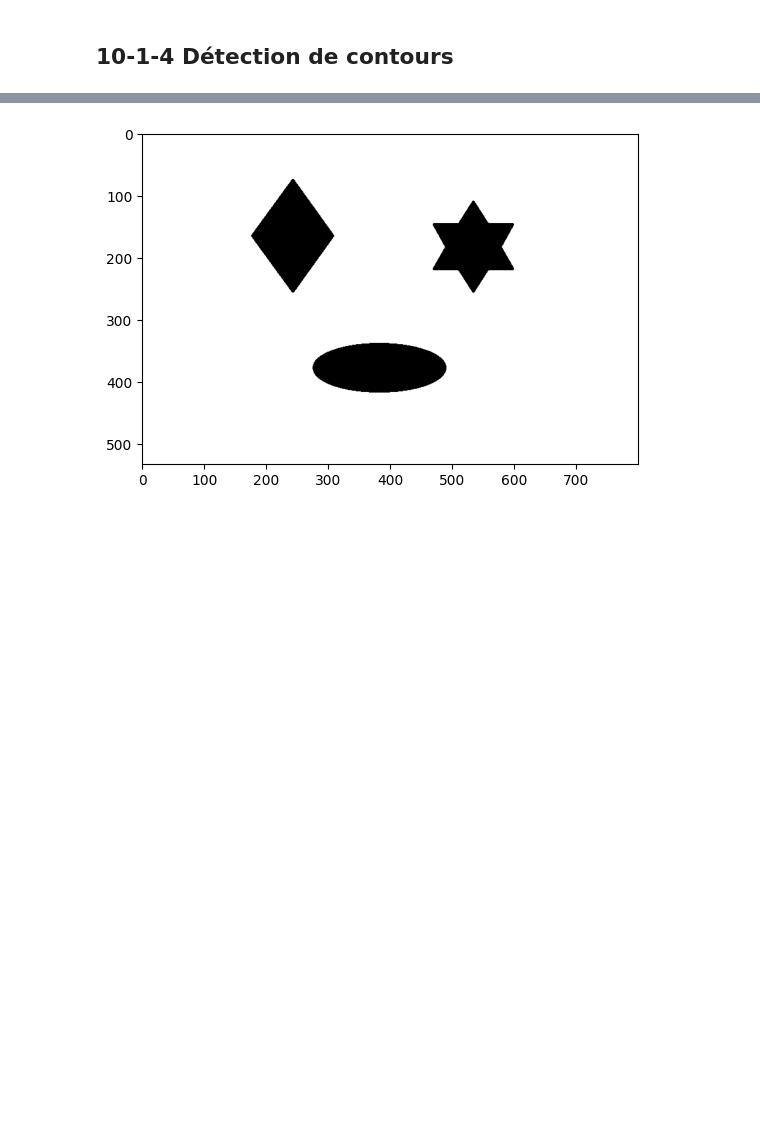
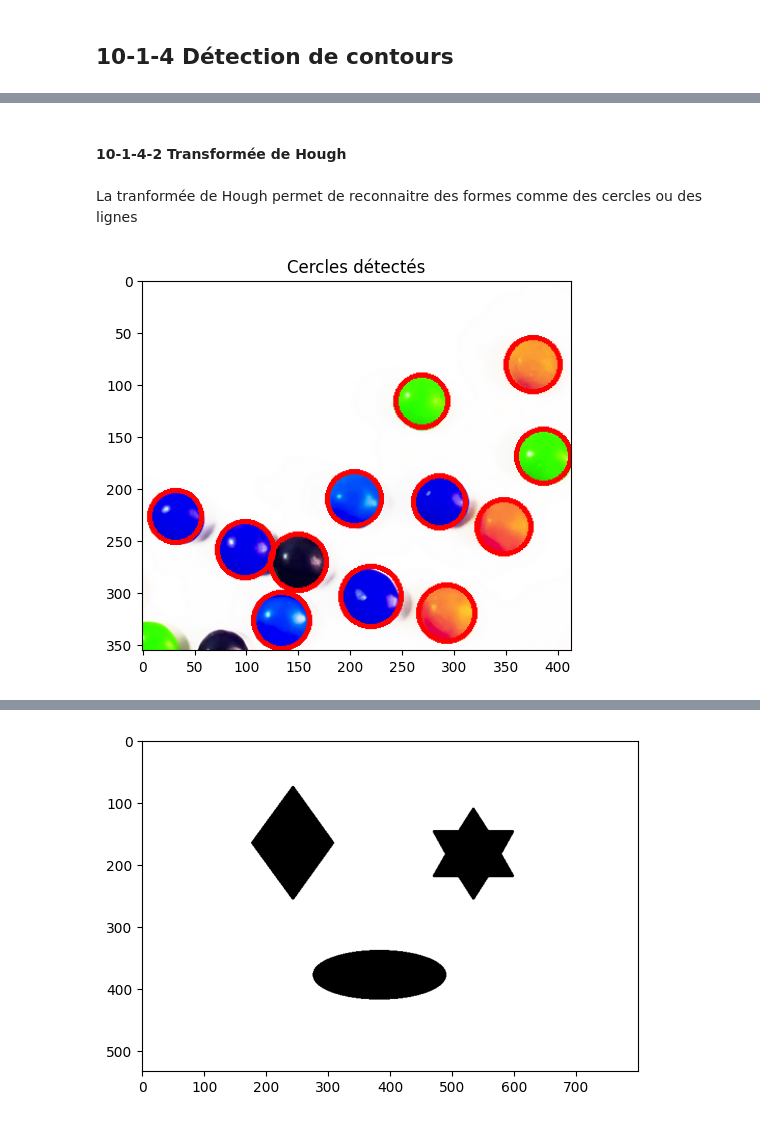
Before and after one commit to Simoooooooooon/CoursPython, a Jupyter notebook: CoursPython2IMACS#11_traitement_image.ipynb, the cells around one changed output, grey strips where cells are left out. Cells and saved outputs as stored; diff of their text form; code cells hidden in the pictures; blank space fills up the shorter version.

```diff
--- a/CoursPython2IMACS#11_traitement_image.ipynb
+++ b/CoursPython2IMACS#11_traitement_image.ipynb
@@ -194 +419,42 @@ plt.show()
+# %% [markdown]
+#### 10-1-4-2 Transformée de Hough
+# %% [markdown]
+La tranformée de Hough permet de reconnaitre des formes comme des cercles ou des lignes
+# %%
+# Paramètres pour la transformée de Hough
+resolution_accumulator = 1
+min_distance_between_circles = 10
+threshold_canny = 100
+threshold_accumulator = 30
+min_radius = 1
+max_radius = 30
+
+img_gray = cv2.cvtColor(img, cv2.COLOR_BGR2GRAY)
+# Appliquer la transformée de Hough pour détecter les cercles
+circles = cv2.HoughCircles(
+    img_gray,
+    cv2.HOUGH_GRADIENT,
+    dp=resolution_accumulator,
+    minDist=min_distance_between_circles,
+    param1=threshold_canny,
+    param2=threshold_accumulator,
+    minRadius=min_radius,
+    maxRadius=max_radius
+)
+
+# # Convertir les coordonnées en entiers
+# circles = np.uint16(np.around(circles))
+# Convertir les coordonnées en entiers
+circles = circles.astype(np.uint16)
+
+# Dessiner les cercles détectés sur l'image
+for i in circles[0, :]:
+    cv2.circle(img, (i[0], i[1]), i[2], (255, 0, 0), 3)
+
+# Afficher l'image avec les cercles détectés
+plt.imshow(img, cmap='gray')
+plt.title('Cercles détectés')
+plt.show()
+# %% [output]
+[figure, added]
 # %% [markdown]
```
Also changed, not shown: parts of 101 cells of this notebook.
